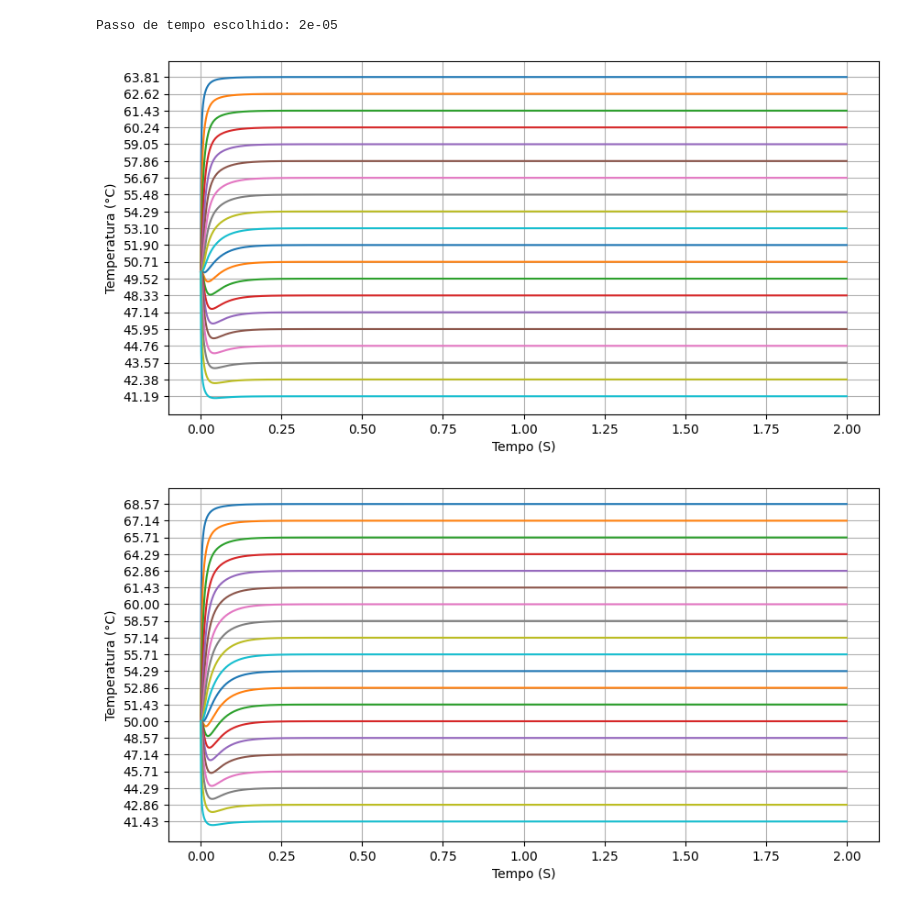
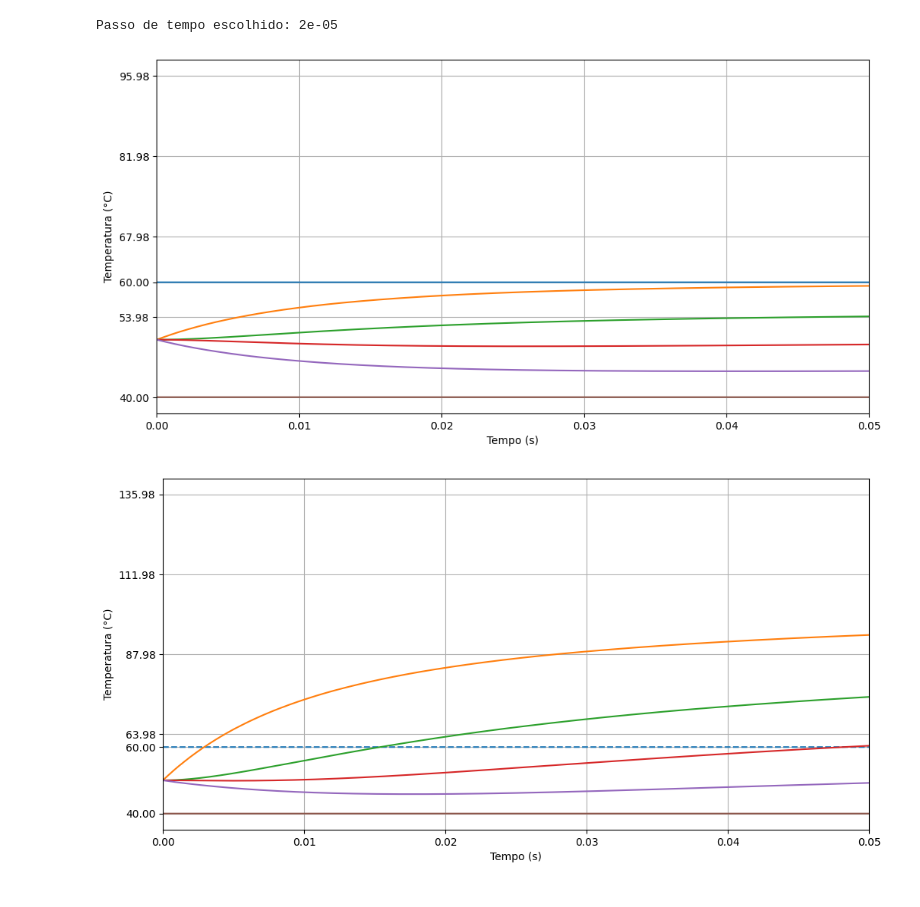
Before and after one commit to AlisonTristao/calculo_numeric, a Jupyter notebook: trabalho_2/atividade_2/main.ipynb, the cells around one changed output. Cells and saved outputs as stored; diff of their text form; code cells hidden in the pictures.

```diff
--- a/trabalho_2/atividade_2/main.ipynb
+++ b/trabalho_2/atividade_2/main.ipynb
@@ -8,7 +8,7 @@ import matplotlib.pyplot as plt
 ### Constantes e Condições Iniciais
 # %%
 k = 2.5
-h = 0.05
+h = 0.2
 const = k/h**2
 Tbegin = 60
 Tend = 40
@@ -16,7 +16,7 @@ t0 = 50.0
 # %% [markdown]
 ### Cáculo de N
 # %%
-N = 1/h
+N = 1/h -1
 
 # verifica se N pertence aos inteiros
 if N != int(N):
@@ -144,13 +120,19 @@ Passo de tempo escolhido: 0.0002514039874115484
 # %% [markdown]
 ### Plotagem das temperaturas em função do tempo
 # %%
-def plot_line(array_data, step):
-    plt.figure(figsize=(10, 5))
+def plot_line(array_data, step, special=False):
+    plt.figure(figsize=(12, 6))
+    counter = 0
     for data in array_data:
-        plt.plot([i*step for i in range(len(data))], data, linestyle='-')
+        if counter == 0 and special:
+            plt.plot([i*step for i in range(len(data))], data, linestyle='--')
+        else:
+            plt.plot([i*step for i in range(len(data))], data, linestyle='-')
+        counter += 1
     plt.ylabel('Temperatura (°C)')
-    plt.xlabel('Tempo (S)')
+    plt.xlabel('Tempo (s)')
     plt.yticks(array_data.T[len(array_data.T) -1])
+    plt.xlim(0, 0.05)
     plt.grid(True)
     plt.show()
 # %% [markdown]
@@ -215,13 +208,16 @@ Passo de tempo escolhido: 2e-05
 # %%
 result_euler_with_incr = solver_with_increment(np.full(N, t0, dtype=np.float64), time_simulation, step, euler_step, 10000)
 result_runge_with_incr = solver_with_increment(np.full(N, t0, dtype=np.float64), time_simulation, step, runge_kutta_step, 10000)
+
+result_euler_with_incr = np.concatenate([np.full((1, result_euler_with_incr.shape[1]), 60), result_euler_with_incr, np.full((1, result_euler_with_incr.shape[1]), 40)], axis=0)
+result_runge_with_incr = np.concatenate([np.full((1, result_runge_with_incr.shape[1]), 60), result_runge_with_incr, np.full((1, result_runge_with_incr.shape[1]), 40)], axis=0)
 # %%
-plot_line(result_euler_with_incr, step)
+plot_line(result_euler_with_incr, step, False)
 #plot_grid(result_euler_with_incr, step)
 # %% [output]
-[figure, old version]
+[figure, new version]
 # %%
-plot_line(result_runge_with_incr, step)
+plot_line(result_runge_with_incr, step, True)
 #plot_grid(result_runge_with_incr, step)
 # %% [output]
-[figure, old version]
+[figure, new version]
```
Also changed, not shown: parts of 9 cells of this notebook.
